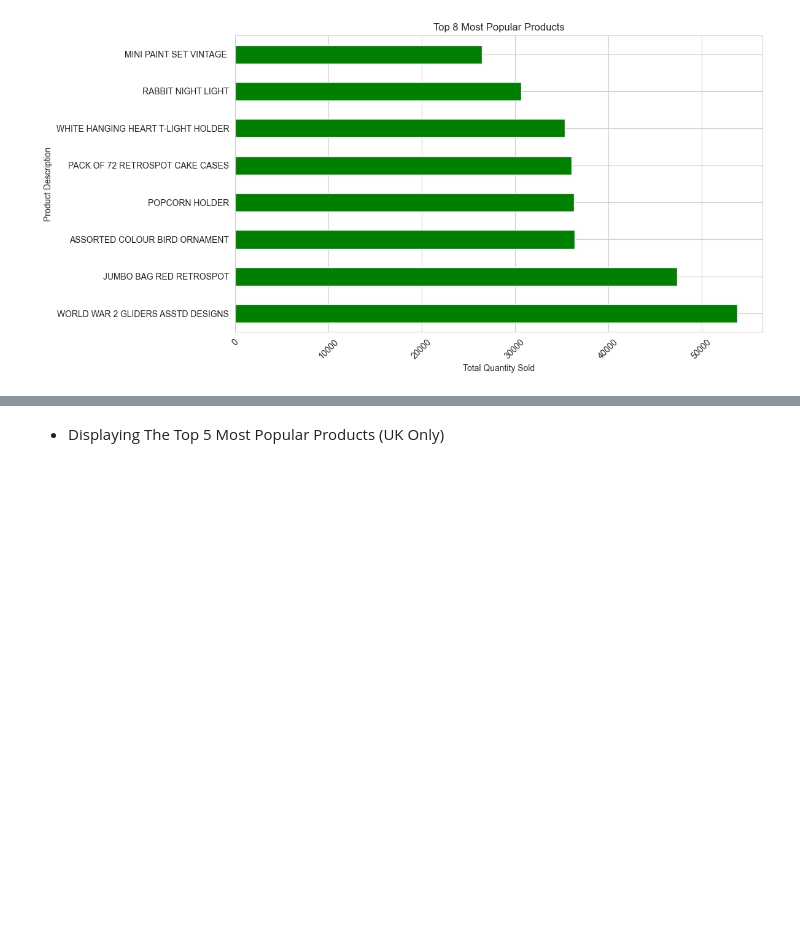
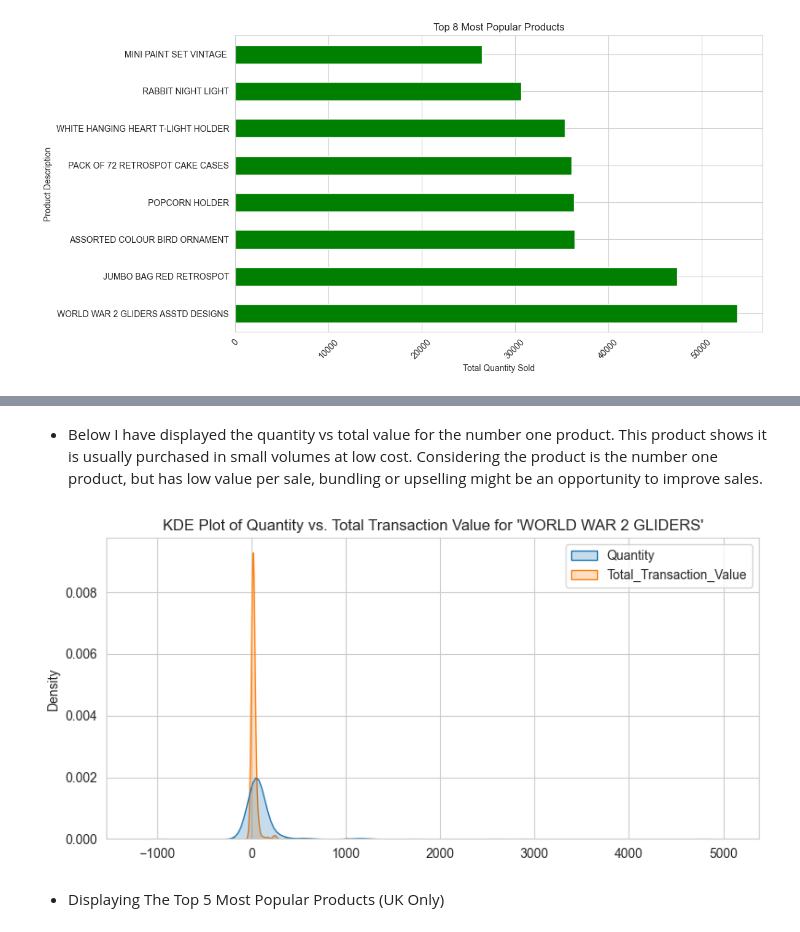
Before and after one commit to mobess12/Hackathon1, a Jupyter notebook: jupyter_notebooks/ETL.ipynb, the cells around one changed output, grey strips where cells are left out. Saved outputs shown, nothing was run; the diff lists cells and outputs as text; code cells hidden in the pictures; blank space fills up the shorter version.

```diff
--- a/jupyter_notebooks/ETL.ipynb
+++ b/jupyter_notebooks/ETL.ipynb
@@ -287,3 +317,16 @@ plt.show()
+# %% [markdown]
+* Below I have displayed the quantity vs total value for the number one product. This product shows it is usually purchased in small volumes at low cost. Considering the product is the number one product, but has low value per sale, bundling or upselling might be an opportunity to improve sales.
+# %%
+ww2_gliders = clean_data[clean_data['Description'].str.contains('WORLD WAR 2 GLIDERS ASSTD DESIGNS', case=False, na=False)]
+
+fig, ax = plt.subplots(figsize=(8, 4))
+sns.kdeplot(data=ww2_gliders[['Quantity', 'Total_Transaction_Value']], fill=True, ax=ax)
+
+plt.title("KDE Plot of Quantity vs. Total Transaction Value for 'WORLD WAR 2 GLIDERS'")
+plt.tight_layout()
+plt.show()
+# %% [output]
+[figure, added]
 # %% [markdown]
 * Displaying The Top 5 Most Popular Products (UK Only)
 # %%
```
Also changed, not shown: parts of 10 cells of this notebook.
